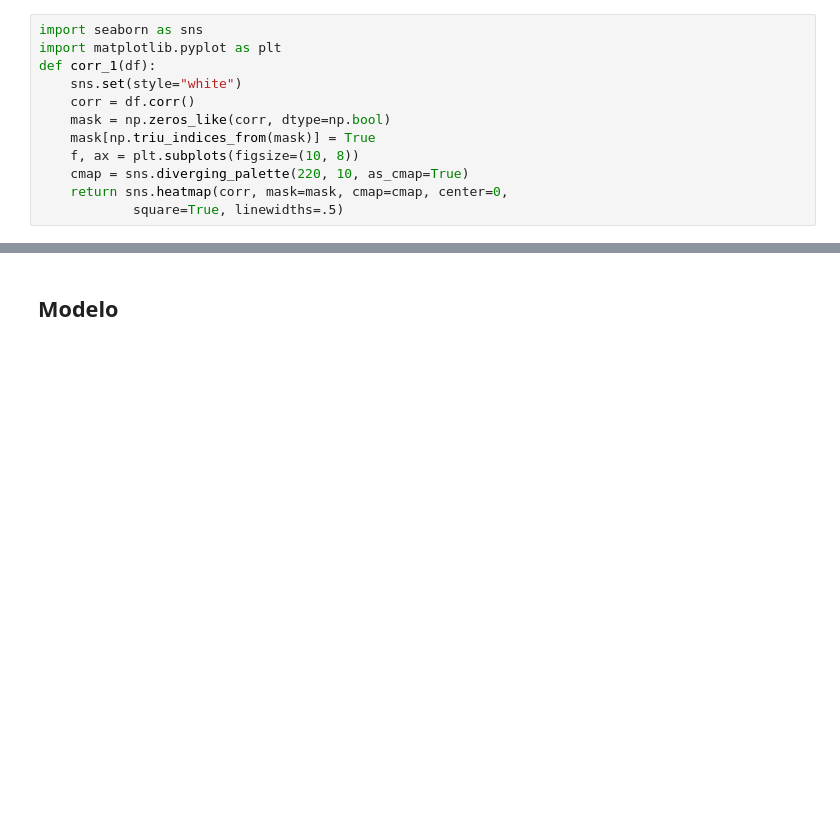
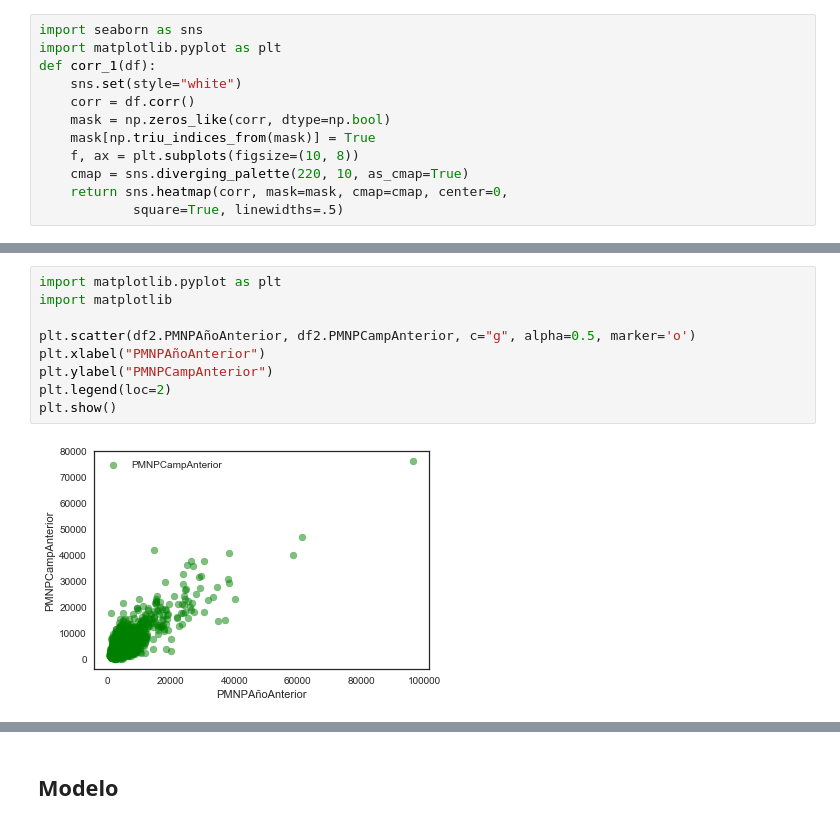
Before and after one commit to carlosfg97/pdp, a Jupyter notebook: ModeloPDP.ipynb, the cells around one changed output, grey strips where cells are left out. Drawn from its saved outputs; the diff is of its cells as text; blank space fills up the shorter version.

```diff
--- a/ModeloPDP.ipynb
+++ b/ModeloPDP.ipynb
@@ -162,0 +160,11 @@ corr_1(df2)
+# %%
+import matplotlib.pyplot as plt
+import matplotlib
+
+plt.scatter(df2.PMNPAñoAnterior, df2.PMNPCampAnterior, c="g", alpha=0.5, marker='o')
+plt.xlabel("PMNPAñoAnterior")
+plt.ylabel("PMNPCampAnterior")
+plt.legend(loc=2)
+plt.show()
+# %% [output]
+[figure, added]
```
Also changed, not shown: parts of 28 cells of this notebook, 2 other files.
